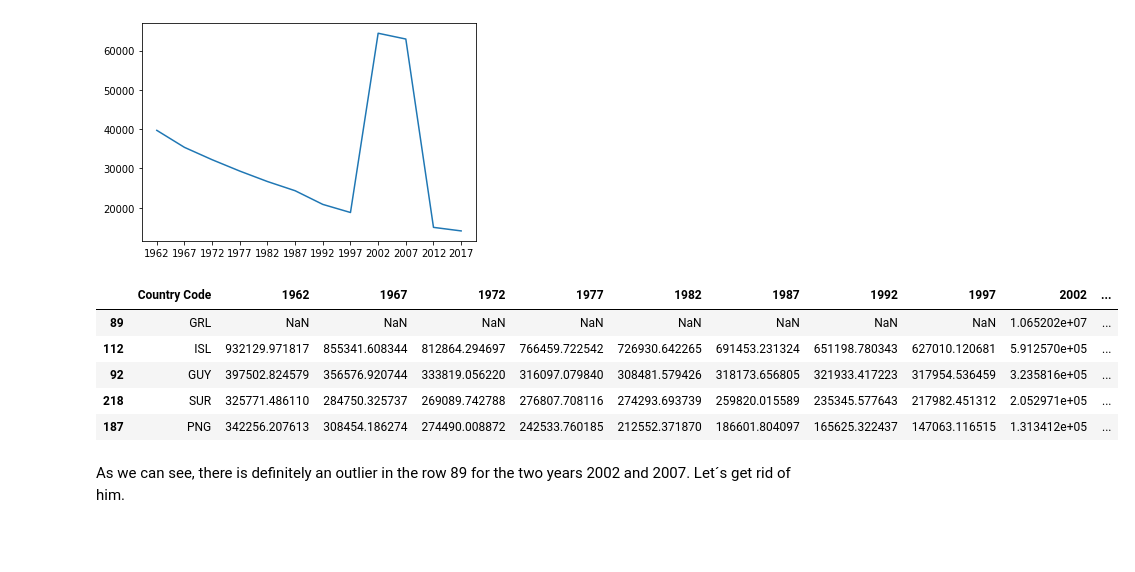
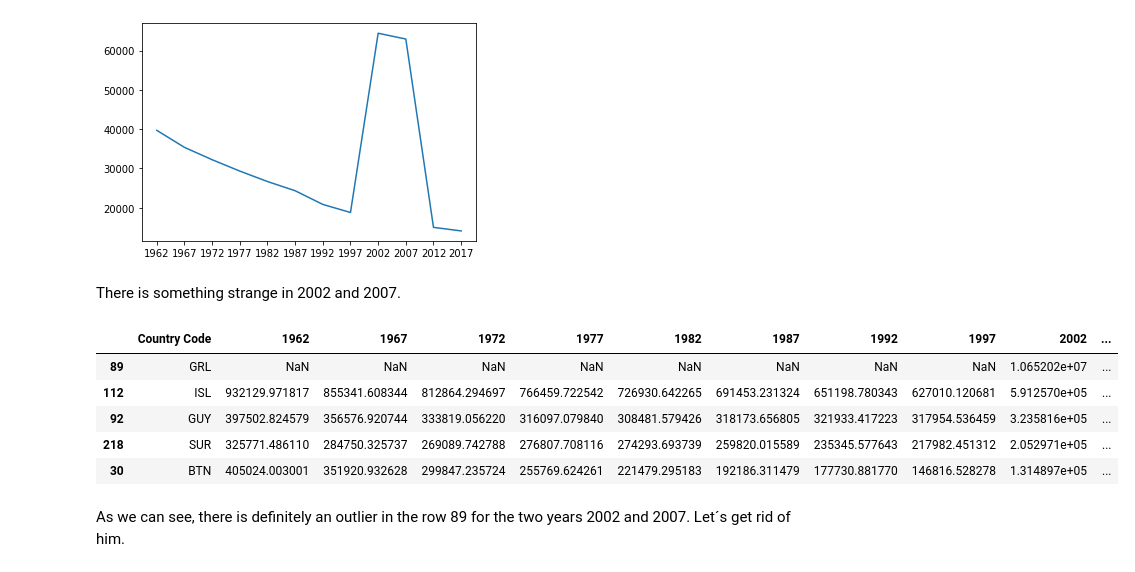
Before and after one commit to jarda51/ZSkladLogin2, a Jupyter notebook: final_project.ipynb, the cells around one changed output. Cells and saved outputs as stored; diff of their text form; code cells hidden in the pictures; blank space fills up the shorter version.

```diff
--- a/final_project.ipynb
+++ b/final_project.ipynb
@@ -155,16 +157,18 @@ plt.plot( mean_rifr )
 plt.show()
 # %% [output]
 [figure]
+# %% [markdown]
+There is something strange in 2002 and 2007.
 # %%
-rifr_sorted = rifr.sort_values(['2007', '2012'], ascending=(False, False))
+rifr_sorted = rifr.sort_values(['2002', '2007'], ascending=(False, False))
 rifr_sorted.head()
 # %% [output]
 |  | Country Code | 1962 | 1967 | 1972 | 1977 | 1982 | 1987 | 1992 | 1997 | 2002 | ... |
 | 89 | GRL | NaN | NaN | NaN | NaN | NaN | NaN | NaN | NaN | 1.065202e+07 | ... |
 | 112 | ISL | 932129.971817 | 855341.608344 | 812864.294697 | 766459.722542 | 726930.642265 | 691453.231324 | 651198.780343 | 627010.120681 | 5.912570e+05 | ... |
 | 92 | GUY | 397502.824579 | 356576.920744 | 333819.056220 | 316097.079840 | 308481.579426 | 318173.656805 | 321933.417223 | 317954.536459 | 3.235816e+05 | ... |
 | 218 | SUR | 325771.486110 | 284750.325737 | 269089.742788 | 276807.708116 | 274293.693739 | 259820.015589 | 235345.577643 | 217982.451312 | 2.052971e+05 | ... |
-| 187 | PNG | 342256.207613 | 308454.186274 | 274490.008872 | 242533.760185 | 212552.371870 | 186601.804097 | 165625.322437 | 147063.116515 | 1.313412e+05 | ... |
+| 30 | BTN | 405024.003001 | 351920.932628 | 299847.235724 | 255769.624261 | 221479.295183 | 192186.311479 | 177730.881770 | 146816.528278 | 1.314897e+05 | ... |
 # %% [markdown]
 As we can see, there is definitely an outlier in the row 89 for the two years 2002 and 2007. Let´s get rid of him.
 # %%
```
Also changed, not shown: parts of 12 cells of this notebook.
